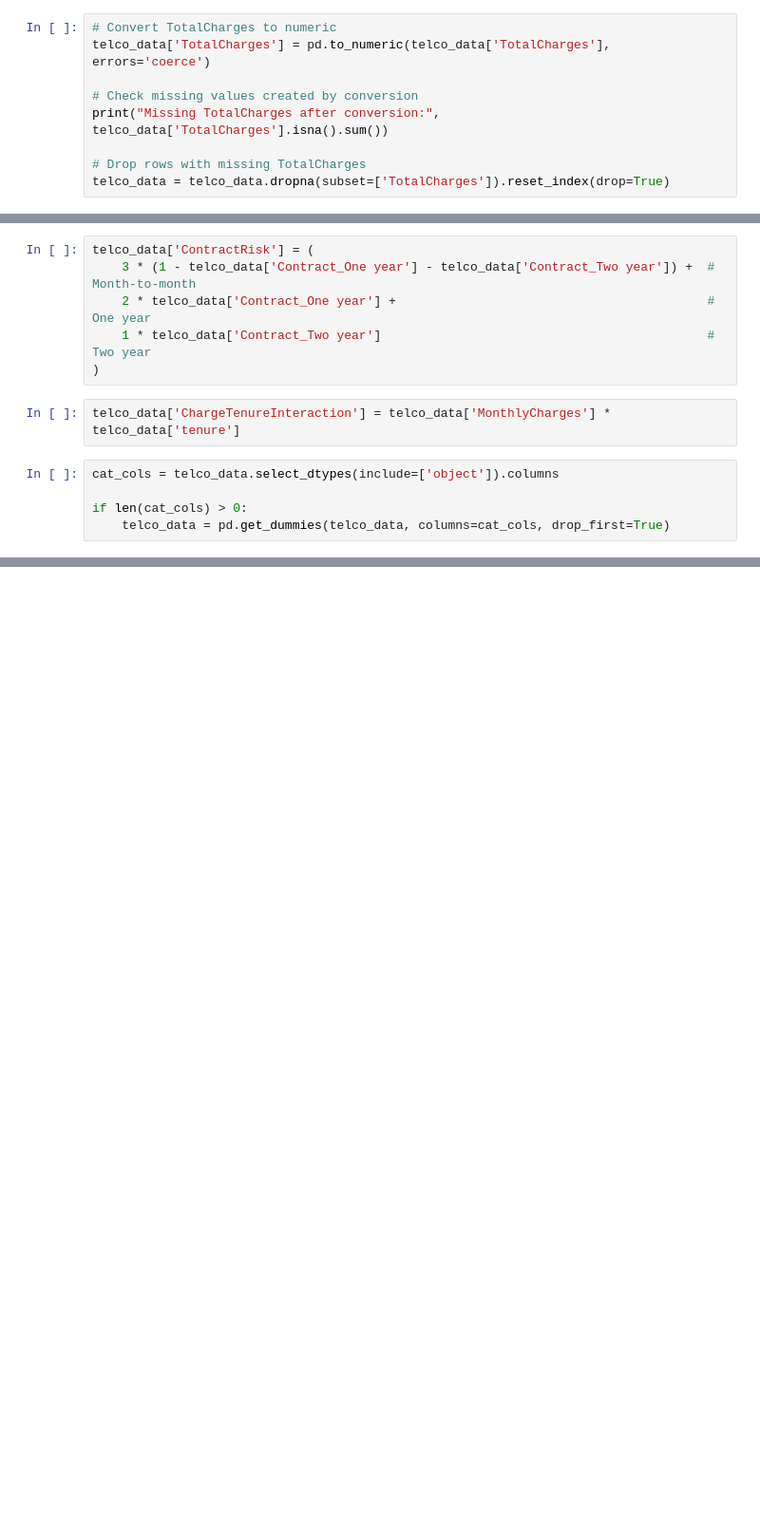
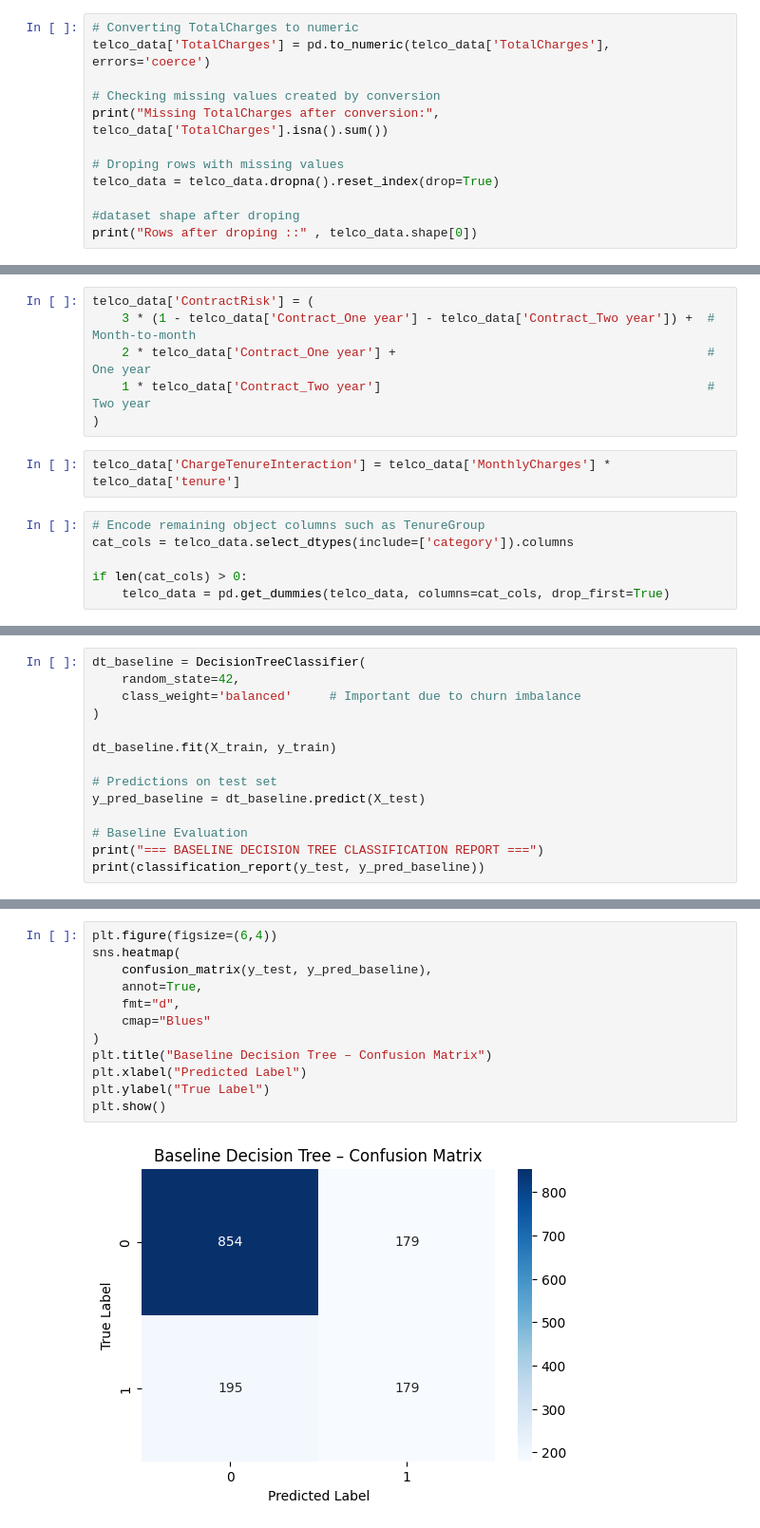
Before and after one commit to Daham-abeyratne/Customer_Churn_Prediction, a Jupyter notebook: costomer_churn_prediciton.ipynb, the cells around one changed output, grey strips where cells are left out. Shown at 95% size. Drawn from its saved outputs; the diff is of its cells as text; blank space fills up the shorter version.

Commit message:
added decision tree and neural network model

```diff
--- a/costomer_churn_prediciton.ipynb
+++ b/costomer_churn_prediciton.ipynb
@@ -354,13 +356,16 @@ plt.show()
 from sklearn.model_selection import train_test_split
 from sklearn.preprocessing import StandardScaler
 # %%
-# Convert TotalCharges to numeric
+# Converting TotalCharges to numeric
 telco_data['TotalCharges'] = pd.to_numeric(telco_data['TotalCharges'], errors='coerce')
 
-# Check missing values created by conversion
+# Checking missing values created by conversion
 print("Missing TotalCharges after conversion:", telco_data['TotalCharges'].isna().sum())
 
-# Drop rows with missing TotalCharges
-telco_data = telco_data.dropna(subset=['TotalCharges']).reset_index(drop=True)
+# Droping rows with missing values
+telco_data = telco_data.dropna().reset_index(drop=True)
+
+#dataset shape after droping
+print("Rows after droping ::" , telco_data.shape[0])
 # %% [output]
 Missing TotalCharges after conversion: 0
@@ -426,7 +414,8 @@ telco_data['ContractRisk'] = (
 # %%
 telco_data['ChargeTenureInteraction'] = telco_data['MonthlyCharges'] * telco_data['tenure']
 # %%
-cat_cols = telco_data.select_dtypes(include=['object']).columns
+# Encode remaining object columns such as TenureGroup
+cat_cols = telco_data.select_dtypes(include=['category']).columns
 
 if len(cat_cols) > 0:
     telco_data = pd.get_dummies(telco_data, columns=cat_cols, drop_first=True)
@@ -446,0 +459,14 @@ Test shape: (1407, 35)
+# %%
+dt_baseline = DecisionTreeClassifier(
+    random_state=42,
+    class_weight='balanced'     # Important due to churn imbalance
+)
+
+dt_baseline.fit(X_train, y_train)
+
+# Predictions on test set
+y_pred_baseline = dt_baseline.predict(X_test)
+
+# Baseline Evaluation
+print("=== BASELINE DECISION TREE CLASSIFICATION REPORT ===")
+print(classification_report(y_test, y_pred_baseline))
@@ -446,0 +483,14 @@ Test shape: (1407, 35)
+# %%
+plt.figure(figsize=(6,4))
+sns.heatmap(
+    confusion_matrix(y_test, y_pred_baseline),
+    annot=True,
+    fmt="d",
+    cmap="Blues"
+)
+plt.title("Baseline Decision Tree – Confusion Matrix")
+plt.xlabel("Predicted Label")
+plt.ylabel("True Label")
+plt.show()
+# %% [output]
+[figure, added]
```
Also changed, not shown: parts of 40 cells of this notebook.
